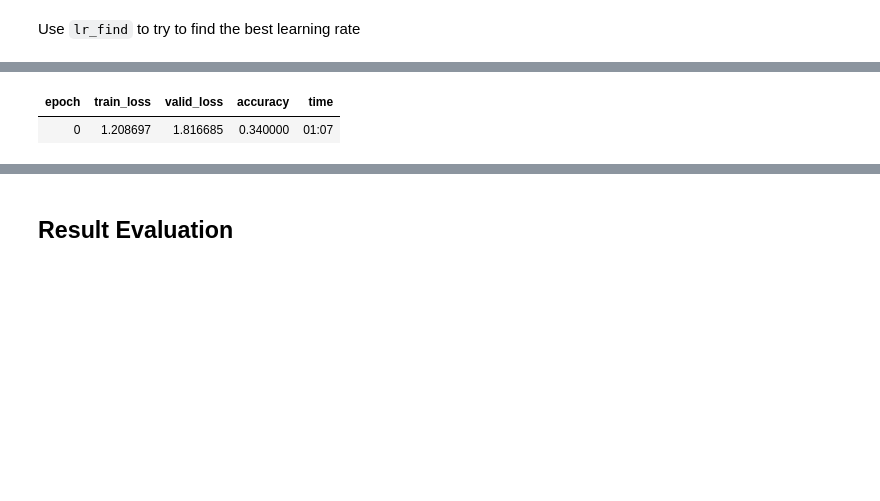
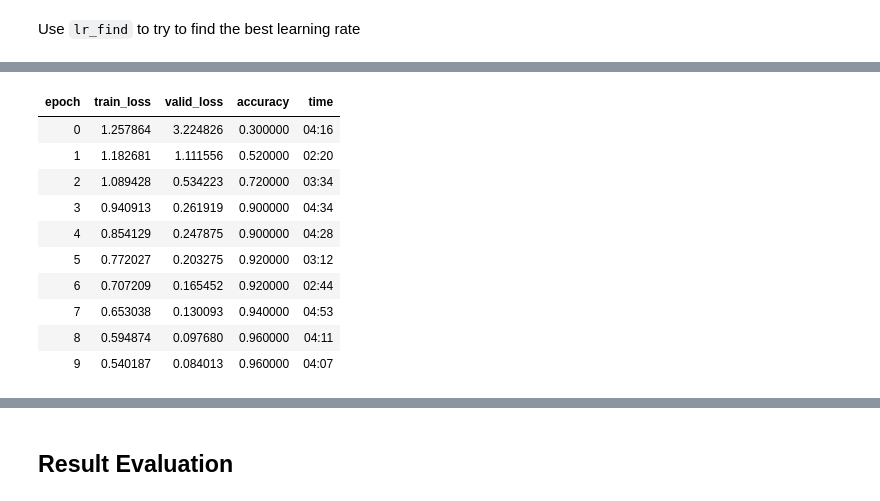
Before and after one commit to woodytwoshoes/Foreign_Body_Detection_Xray_Deep_Learning, a Jupyter notebook: 61_Train_medical_imaging.ipynb, the cells around one changed output, grey strips where cells are left out. Cells and saved outputs as stored; diff of their text form; code cells hidden in the pictures; blank space fills up the shorter version.

```diff
--- a/61_Train_medical_imaging.ipynb
+++ b/61_Train_medical_imaging.ipynb
@@ -58,0 +31,4 @@ To analyze our dataset, we load the paths to the DICOM files with the `get_dicom
+# %%
+df = pd.read_csv(pneumothorax_source/f"labels.csv")
+df = df.rename(columns = {"calculus": "coin"})
+df.head()
@@ -203,5 +102,14 @@ SuggestedLRs(valley=0.0020892962347716093)
 # %%
-learn.fit_one_cycle(1)
+learn.fit_one_cycle(10)
 # %% [output]
 | epoch | train_loss | valid_loss | accuracy | time |
-| 0 | 1.208697 | 1.816685 | 0.340000 | 01:07 |
+| 0 | 1.257864 | 3.224826 | 0.300000 | 04:16 |
+| 1 | 1.182681 | 1.111556 | 0.520000 | 02:20 |
+| 2 | 1.089428 | 0.534223 | 0.720000 | 03:34 |
+| 3 | 0.940913 | 0.261919 | 0.900000 | 04:34 |
+| 4 | 0.854129 | 0.247875 | 0.900000 | 04:28 |
+| 5 | 0.772027 | 0.203275 | 0.920000 | 03:12 |
+| 6 | 0.707209 | 0.165452 | 0.920000 | 02:44 |
+| 7 | 0.653038 | 0.130093 | 0.940000 | 04:53 |
+| 8 | 0.594874 | 0.097680 | 0.960000 | 04:11 |
+| 9 | 0.540187 | 0.084013 | 0.960000 | 04:07 |
```
Also changed, not shown: parts of 67 cells of this notebook, 1 other file.
